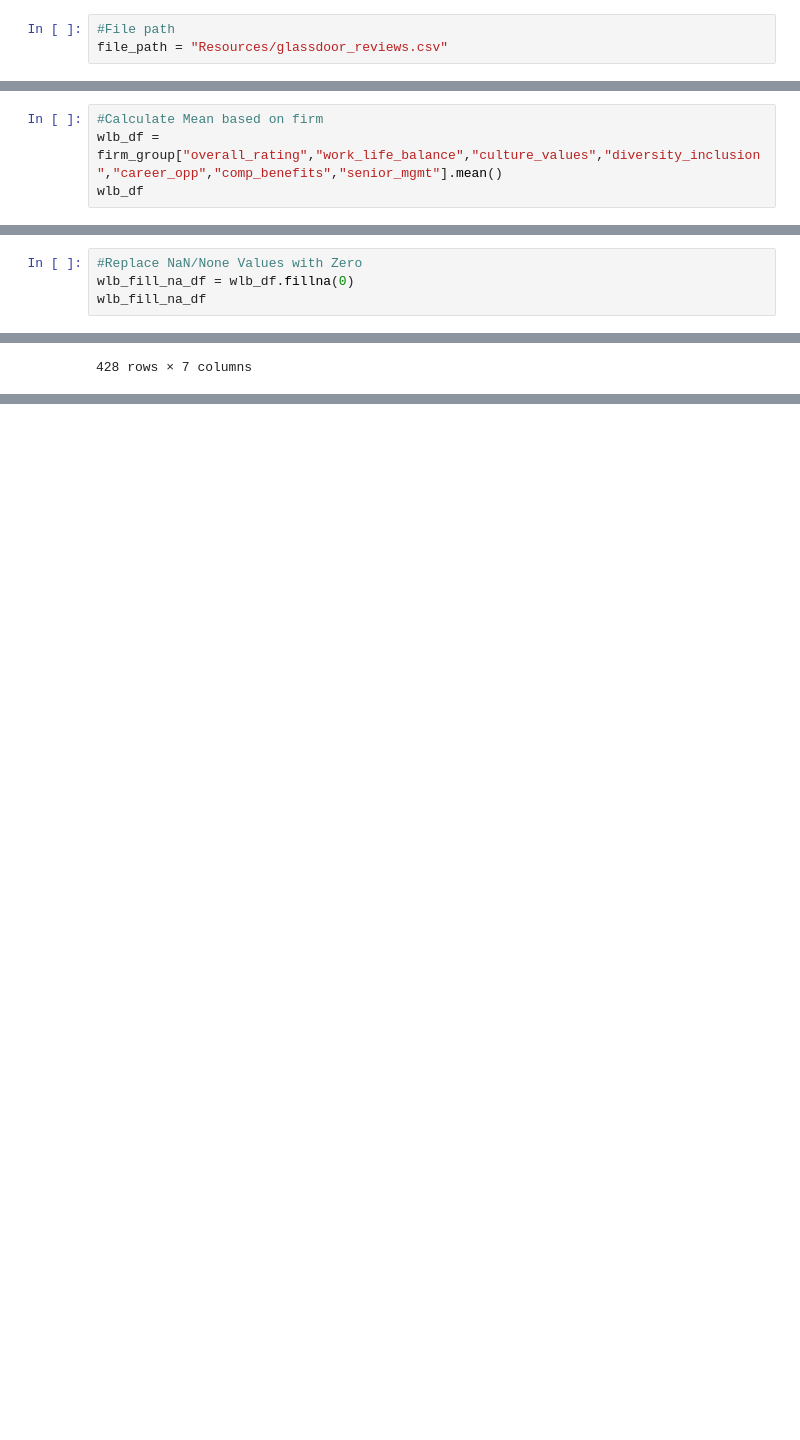
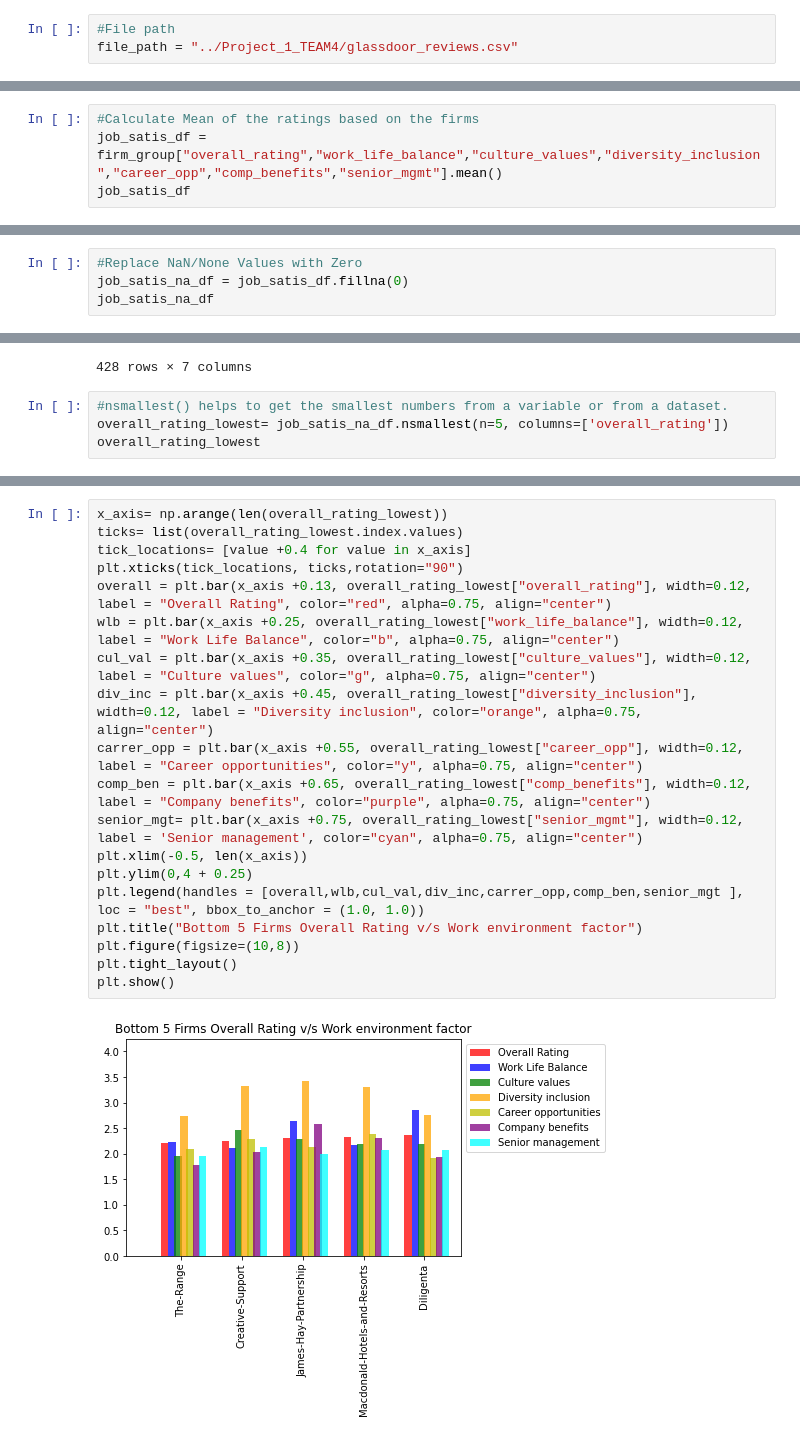
Before and after one commit to NidhiMehrotra22/Project_1_TEAM4, a Jupyter notebook: Project-1_The Greatest Job Satisfaction Soiree-checkpoint.ipynb, the cells around one changed output, grey strips where cells are left out. Saved outputs shown, nothing was run; the diff lists cells and outputs as text; blank space fills up the shorter version.

```diff
--- a/Project-1_The Greatest Job Satisfaction Soiree-checkpoint.ipynb
+++ b/Project-1_The Greatest Job Satisfaction Soiree-checkpoint.ipynb
@@ -11,6 +6,6 @@ import pandas as pd
 # %%
 #File path
-file_path = "Resources/glassdoor_reviews.csv"
+file_path = "../Project_1_TEAM4/glassdoor_reviews.csv"
 # %%
 # Read File and store into Pandas DataFrames
 file_read= pd.read_csv(file_path)
@@ -124,9 +111,9 @@ next                     3324
 the-LEGO-Group            824
 Name: job_title, Length: 428, dtype: int64
 # %%
-#Calculate Mean based on firm
-wlb_df = firm_group["overall_rating","work_life_balance","culture_values","diversity_inclusion","career_opp","comp_benefits","senior_mgmt"].mean()
-wlb_df
+#Calculate Mean of the ratings based on the firms
+job_satis_df = firm_group["overall_rating","work_life_balance","culture_values","diversity_inclusion","career_opp","comp_benefits","senior_mgmt"].mean()
+job_satis_df
 # %% [output]
 |  | overall_rating | work_life_balance | culture_values | diversity_inclusion | career_opp | comp_benefits | ... |
 | firm |  |  |  |  |  |  | ... |
@@ -144,8 +131,8 @@ wlb_df
 428 rows × 7 columns
 # %%
 #Replace NaN/None Values with Zero
-wlb_fill_na_df = wlb_df.fillna(0)
-wlb_fill_na_df
+job_satis_na_df = job_satis_df.fillna(0)
+job_satis_na_df
 # %% [output]
 |  | overall_rating | work_life_balance | culture_values | diversity_inclusion | career_opp | comp_benefits | ... |
 | firm |  |  |  |  |  |  | ... |
@@ -161,3 +148,7 @@ wlb_fill_na_df
 | next | 3.358303 | 3.229527 | 3.141359 | 3.705986 | 2.839954 | 3.048884 | ... |
 | the-LEGO-Group | 3.986650 | 3.965753 | 4.293952 | 4.190789 | 3.241758 | 3.668508 | ... |
 428 rows × 7 columns
+# %%
+#nsmallest() helps to get the smallest numbers from a variable or from a dataset.
+overall_rating_lowest= job_satis_na_df.nsmallest(n=5, columns=['overall_rating'])
+overall_rating_lowest
@@ -163,0 +175,21 @@ wlb_fill_na_df
+# %%
+x_axis= np.arange(len(overall_rating_lowest))
+ticks= list(overall_rating_lowest.index.values)
+tick_locations= [value +0.4 for value in x_axis]
+plt.xticks(tick_locations, ticks,rotation="90")
+overall = plt.bar(x_axis +0.13, overall_rating_lowest["overall_rating"], width=0.12, label = "Overall Rating", color="red", alpha=0.75, align="center")
+wlb = plt.bar(x_axis +0.25, overall_rating_lowest["work_life_balance"], width=0.12, label = "Work Life Balance", color="b", alpha=0.75, align="center")
+cul_val = plt.bar(x_axis +0.35, overall_rating_lowest["culture_values"], width=0.12, label = "Culture values", color="g", alpha=0.75, align="center")
+div_inc = plt.bar(x_axis +0.45, overall_rating_lowest["diversity_inclusion"], width=0.12, label = "Diversity inclusion", color="orange", alpha=0.75, align="center")
+carrer_opp = plt.bar(x_axis +0.55, overall_rating_lowest["career_opp"], width=0.12, label = "Career opportunities", color="y", alpha=0.75, align="center")
+comp_ben = plt.bar(x_axis +0.65, overall_rating_lowest["comp_benefits"], width=0.12, label = "Company benefits", color="purple", alpha=0.75, align="center")
+senior_mgt= plt.bar(x_axis +0.75, overall_rating_lowest["senior_mgmt"], width=0.12, label = 'Senior management', color="cyan", alpha=0.75, align="center")
+plt.xlim(-0.5, len(x_axis))
+plt.ylim(0,4 + 0.25)
+plt.legend(handles = [overall,wlb,cul_val,div_inc,carrer_opp,comp_ben,senior_mgt ], loc = "best", bbox_to_anchor = (1.0, 1.0))
+plt.title("Bottom 5 Firms Overall Rating v/s Work environment factor")
+plt.figure(figsize=(10,8))
+plt.tight_layout()
+plt.show()
+# %% [output]
+[figure, added]
```
Also changed, not shown: parts of 8 cells of this notebook.
